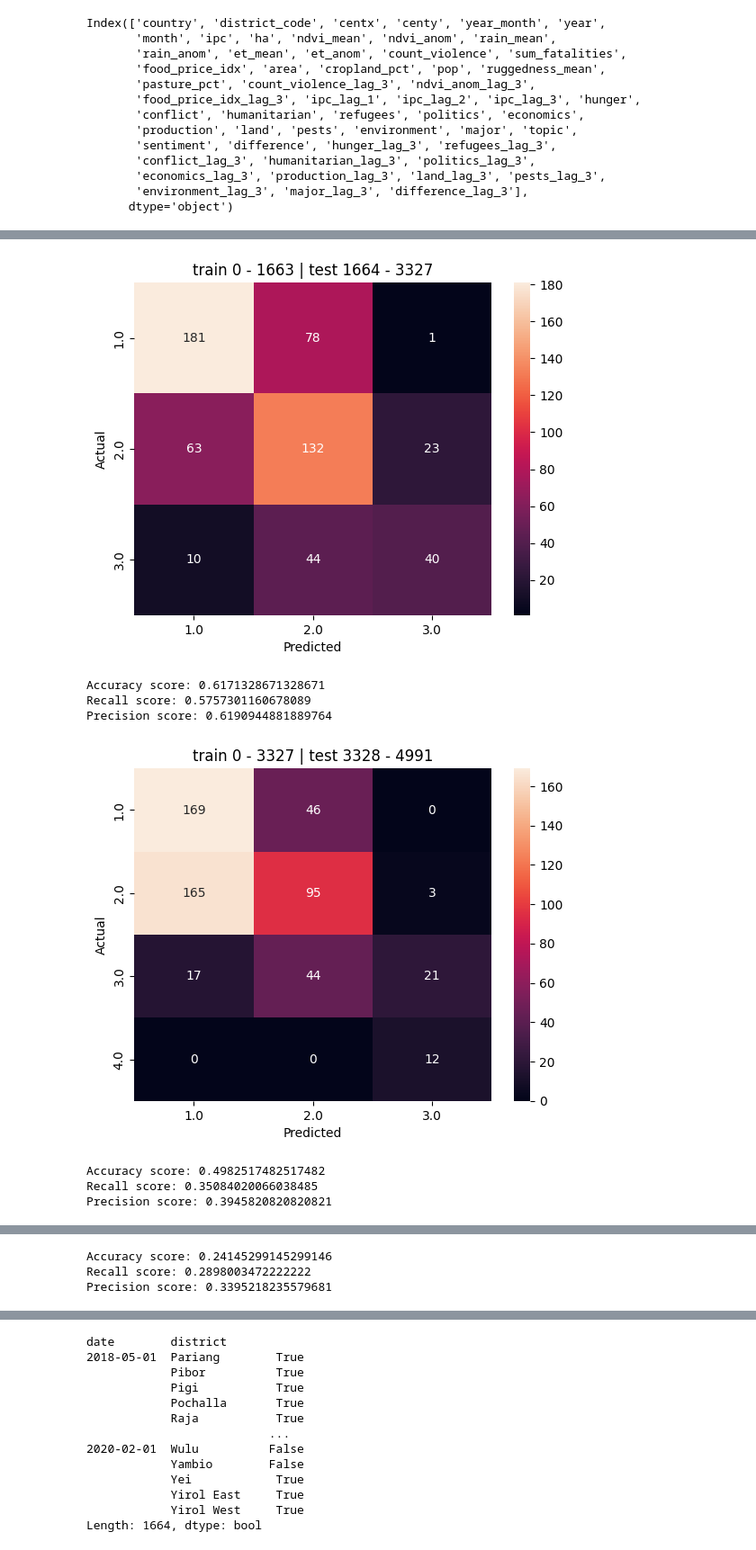
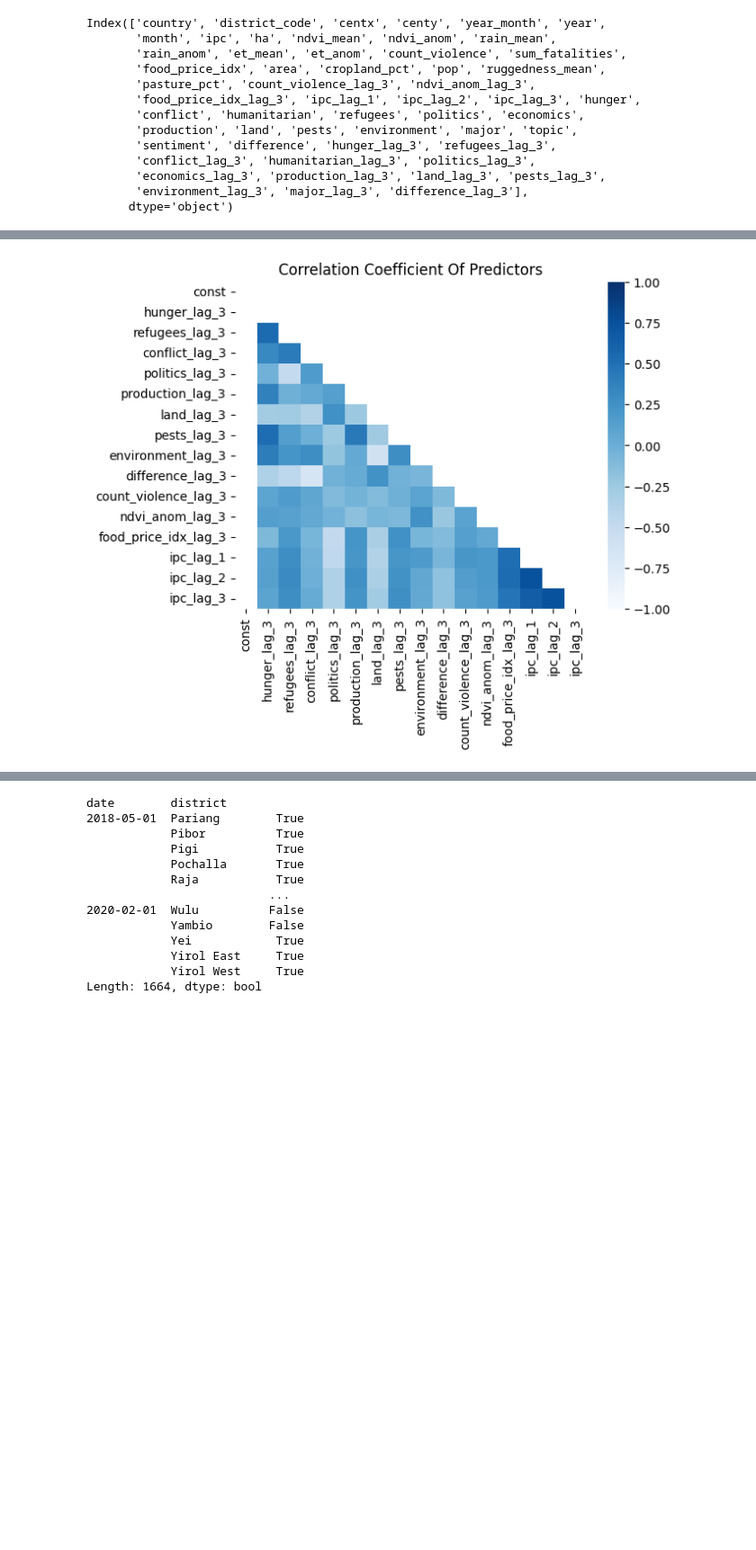
Before and after one commit to khknopp/JBG060-DC3, a Jupyter notebook: ForestPredictions.ipynb, the cells around one changed output, grey strips where cells are left out. Shown at 90% size. Saved outputs shown, nothing was run; the diff lists cells and outputs as text; code cells hidden in the pictures; blank space fills up the shorter version.

```diff
--- a/ForestPredictions.ipynb
+++ b/ForestPredictions.ipynb
@@ -287,5 +287,5 @@ A
 # %%
-X = df[['difference', 'hunger_lag_3', 'refugees_lag_3',
+X = df[['hunger_lag_3', 'refugees_lag_3',
        'conflict_lag_3', 'politics_lag_3',
        'production_lag_3', 'land_lag_3', 'pests_lag_3',
        'environment_lag_3', 'difference_lag_3','count_violence_lag_3', 'ndvi_anom_lag_3',
@@ -309,6 +309,8 @@ all_true_ipc = pd.Series(dtype='float64')
 # Initialize a dictionary for all classes
 precision_by_class = {i+1: [] for i in range(5)}
 recall_by_class = {i+1: [] for i in range(5)}
+support_by_class = {i+1: [] for i in range(5)}
+fscore_by_class = {i+1: [] for i in range(5)}
 
 
 Xcopy = X.copy()
@@ -318,64 +320,9 @@ for i in range(len(Xcopy.columns)):
     print(f"{Xcopy.columns[i]}: {vif[i]}")
 print(vif)
 
-for train_index, val_index in cv.split(X): # Loop over the different training-test splits
+mask = np.triu(np.ones_like(X.corr(), dtype=bool))
 
-    # Define X and y data
-    X_train, X_test = X.iloc[train_index], X.iloc[val_index]
-    y_train, y_val = y.iloc[train_index], y.iloc[val_index]
-
-    # If X_train doesn't contain any news features (this happens for earlier dates) we drop news columns from both X_train and X_test
-    X_train = X_train.dropna(axis=1, how='all').copy()
-    X_test = X_test[X_train.columns]
-
-    #Interpolate training data to generate more training points
-    X_train = X_train.groupby('district', as_index=False).apply(lambda group: group.interpolate())
-    X_train.reset_index(level=0, drop=True, inplace=True)
-    y_train = y_train.groupby('district', as_index=False).apply(lambda group: group.interpolate())
-    y_train.reset_index(level=0, drop=True, inplace=True)
-
-    model = OLS(y_train, X_train, missing="drop") # Initialize OLS model on training data
-    results = model.fit() # Get model results on training data
-    y_pred = results.predict(X_test) # Run model on test data
-
-    # Append results to respective lists
-    mae_values.append((y_pred - y_val['ipc']).abs().mean())
-    r2_values.append(results.rsquared)
-
-    plt.title('train %s - %s | test %s - %s' % (train_index[0], train_index[-1], val_index[0], val_index[-1]))
-    plot_ConfusionMatrix(prediction = y_pred, true = y_val['ipc']) # Plot confusion matrix, (from helper functions)
-    true, pred = preprocess(y_pred,y_val['ipc']) # Preprocess predictions for precision
-
-    predictions = pd.concat([predictions, y_pred]) # Concatenate predictions over iterations for final confusion matrix
-    all_true_ipc = pd.concat([all_true_ipc, y_val['ipc']])
-
-    accuracy = accuracy_score(true, pred)
-    acc_values.append(accuracy)
-    print(f"Accuracy score: {accuracy}")
-    print("Recall score:", recall_score(true, pred, average="macro", zero_division=0)) # takes true and pred variables as parameters returned by preprocess() function
-    print("Precision score:", precision_score(true, pred, average="macro", zero_division=0))
-
-    # Calculate precision and recall for each class
-    precision, recall, _, _ = precision_recall_fscore_support(true, pred, average=None, labels=range(1, 6), zero_division=0)
-
-    for i in range(5):
-        precision_by_class[i+1].append(precision[i])
-        recall_by_class[i+1].append(recall[i])
-
-# Calculate the mean precision and recall across all iterations for each class
-# Do not include entries that had 0 values
-list(filter(lambda num: num != 0, precision_by_class))
-list(filter(lambda num: num != 0, recall_by_class))
-mean_precision_by_class = {i+1: np.mean(precision_by_class[i+1]) for i in range(5)}
-mean_recall_by_class = {i+1: np.mean(recall_by_class[i+1]) for i in range(5)}
-
-# Print mean values of performance metrics
-print('\nMean values:')
-print(f"Mean MAE: {np.mean(mae_values):.2f}") # Print MAE
-print(f"Mean R2: {np.mean(r2_values):.2f}") # Print R2
-print(f"Mean Accuracy: {np.mean(acc_values):.2f}") # Print Accuracy
-print("Mean Precision by class:", mean_precision_by_class) # Print mean precision by class
-print("Mean Recall by class:", mean_recall_by_class) # Print mean recall by class
-
-plot_ConfusionMatrix(prediction = predictions, true = all_true_ipc) # Print confusion matrix aggregated from results of all iterations
+sns.heatmap(X.corr(), annot=False, mask=mask, vmin=-1, vmax=1, cmap='Blues')
+plt.title('Correlation Coefficient Of Predictors')
+plt.show()
 # %% [output]
@@ -400,8 +346 @@ ipc_lag_3: 2.5246701233271276
-[figure, old version]
+[figure, new version]
-Accuracy score: 0.6171328671328671
-Recall score: 0.5757301160678089
-Precision score: 0.6190944881889764
-[figure, removed]
-Accuracy score: 0.4982517482517482
-Recall score: 0.35084020066038485
-Precision score: 0.3945820820820821
@@ -409,3 +346,0 @@ Precision score: 0.3945820820820821
-Accuracy score: 0.24145299145299146
-Recall score: 0.2898003472222222
-Precision score: 0.3395218235579681
```
Also changed, not shown: parts of 12 cells of this notebook, 1 other file.
